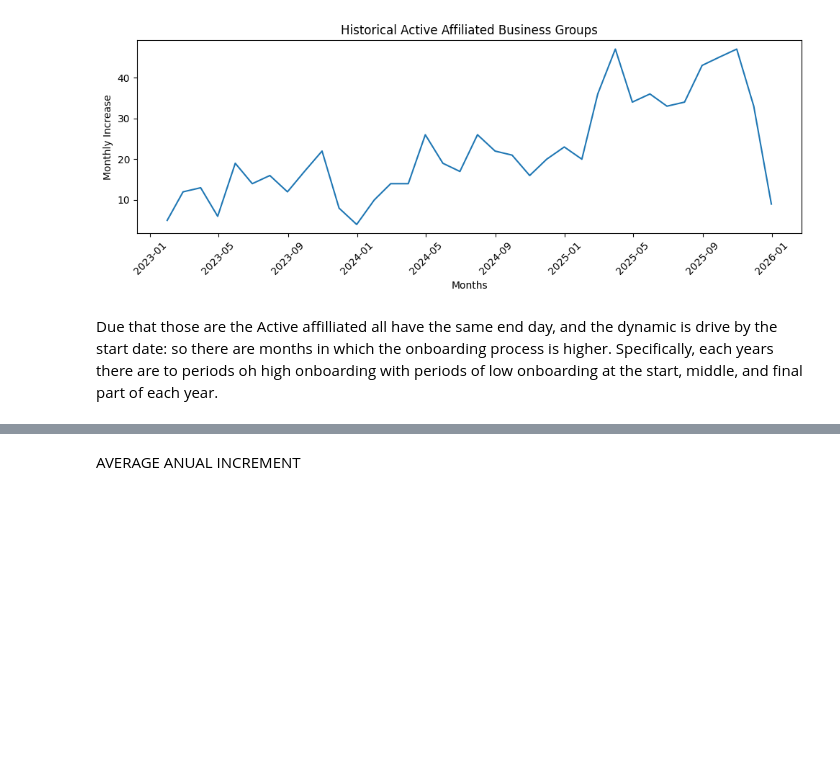
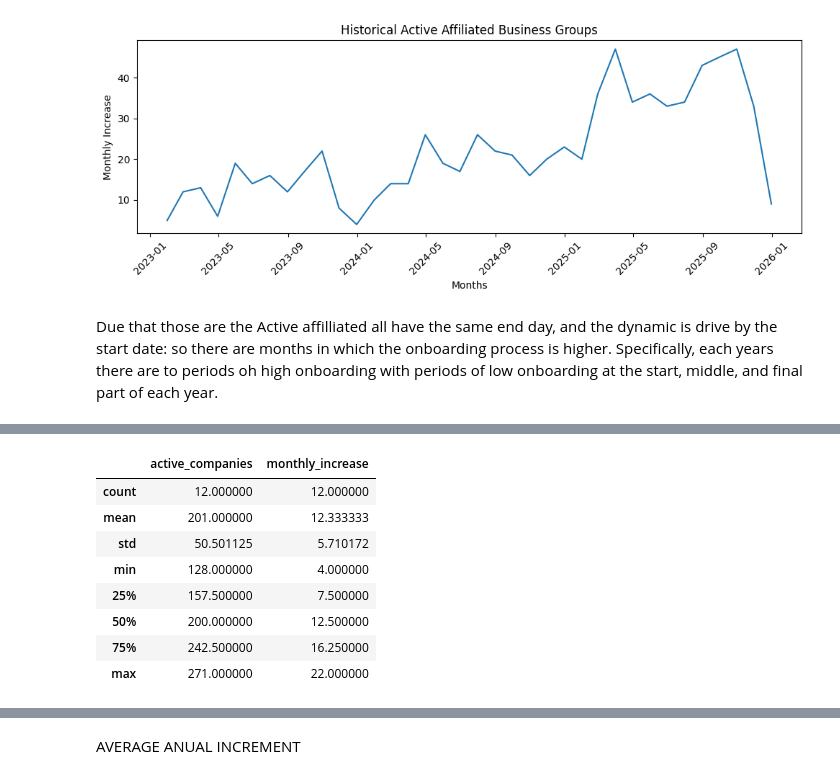
Before and after one commit to LinaMRuizG/Data-Analyst-Automation-Specialist-Test-Trial, a Jupyter notebook: solution.ipynb, the cells around one changed output, grey strips where cells are left out. Saved outputs shown, nothing was run; the diff lists cells and outputs as text; code cells hidden in the pictures; blank space fills up the shorter version.

```diff
--- a/solution.ipynb
+++ b/solution.ipynb
@@ -1191,0 +1301,12 @@ Due that those are the Active affilliated all have the same end day, and the dyn
+# %%
+temporal_series_last_3_y[temporal_series_last_3_y.index<"2024"].describe()
+# %% [output]
+|  | active_companies | monthly_increase |
+| count | 12.000000 | 12.000000 |
+| mean | 201.000000 | 12.333333 |
+| std | 50.501125 | 5.710172 |
+| min | 128.000000 | 4.000000 |
+| 25% | 157.500000 | 7.500000 |
+| 50% | 200.000000 | 12.500000 |
+| 75% | 242.500000 | 16.250000 |
+| max | 271.000000 | 22.000000 |
```
Also changed, not shown: parts of 10 cells of this notebook.
